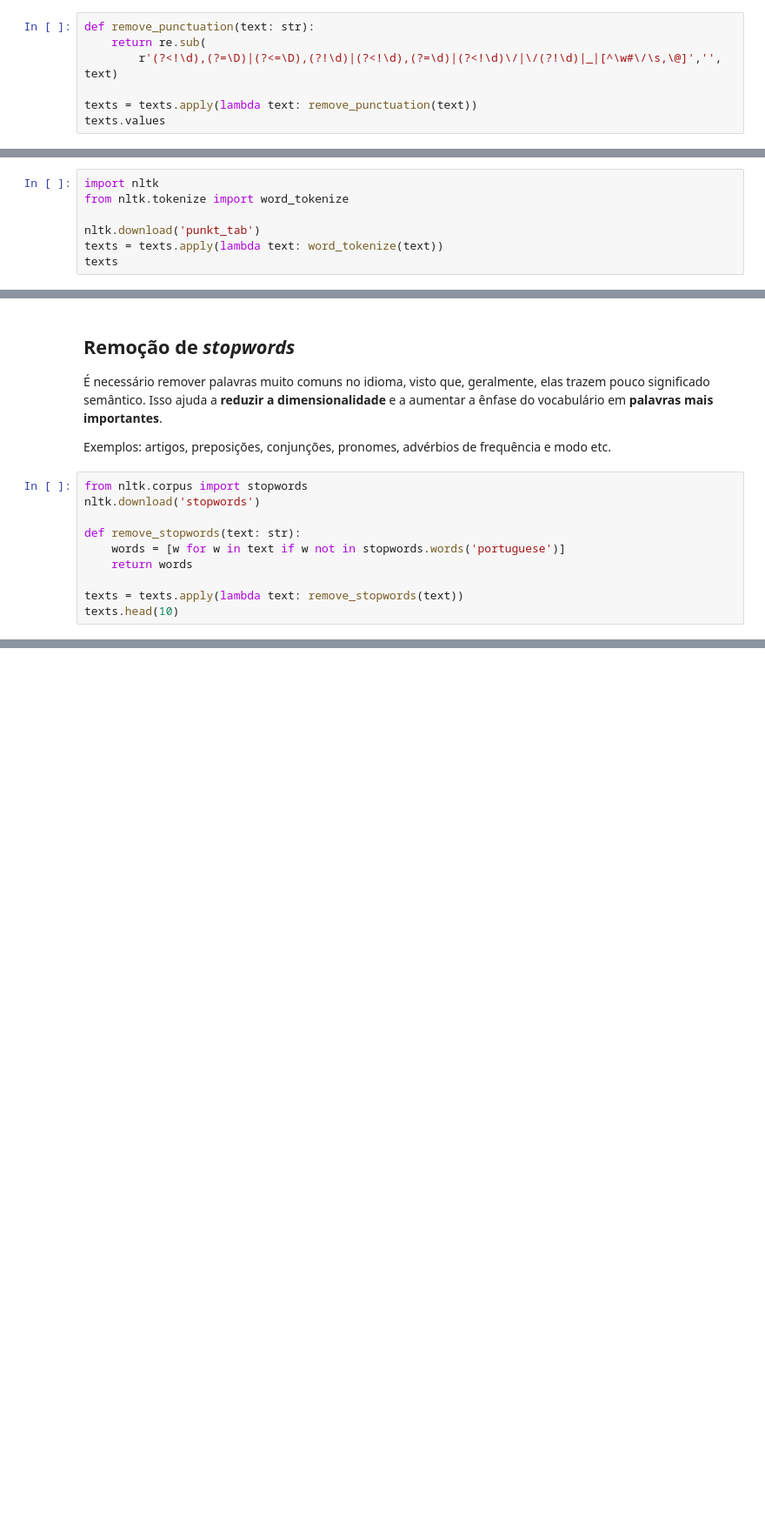
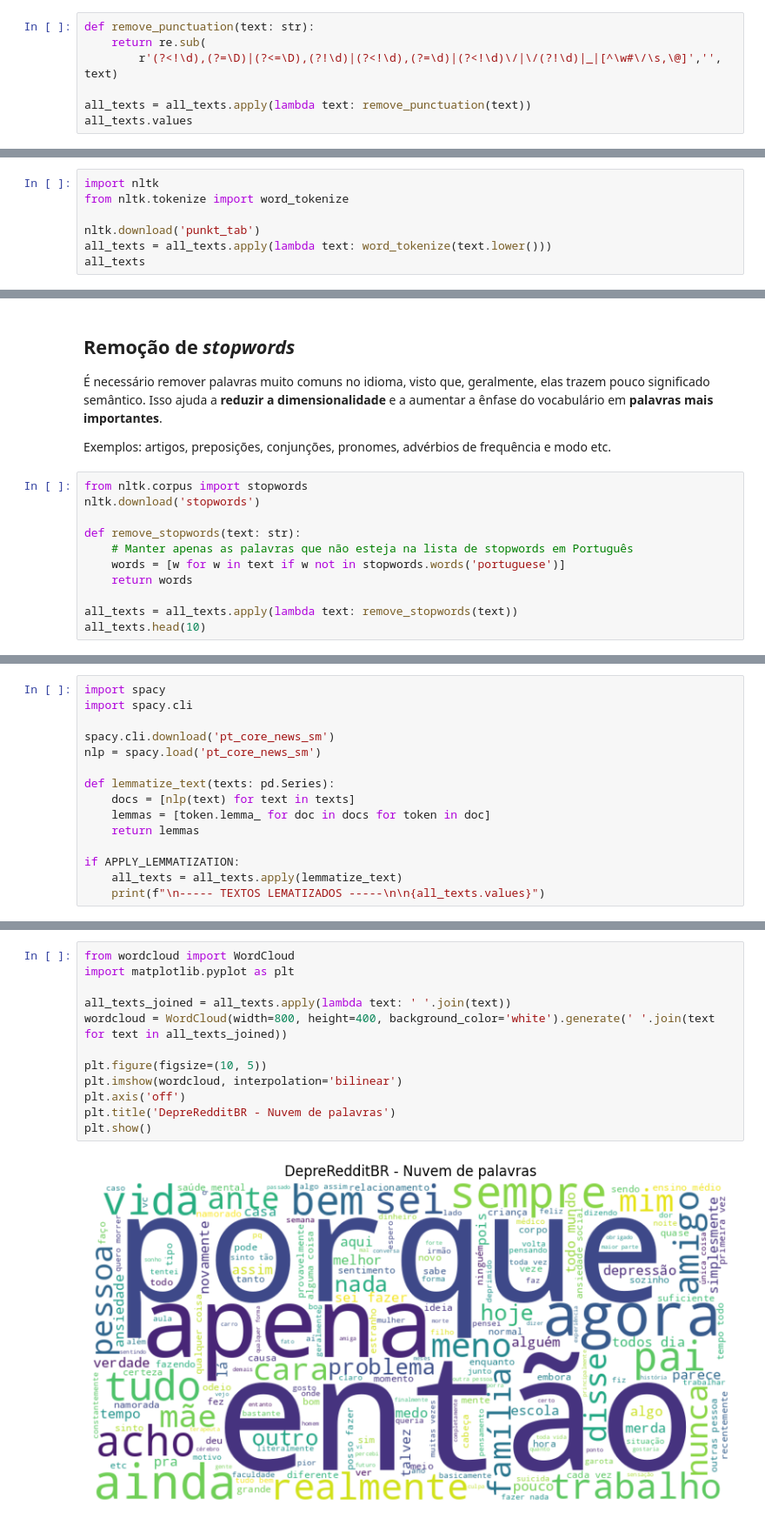
Before and after one commit to yagocdj/nlp_text_pre_processing, a Jupyter notebook: pre_process.ipynb, the cells around one changed output, grey strips where cells are left out. Shown at 87% size. Cells and saved outputs as stored; diff of their text form; blank space fills up the shorter version.

```diff
--- a/pre_process.ipynb
+++ b/pre_process.ipynb
@@ -99,8 +123,8 @@ def remove_punctuation(text: str):
     return re.sub(
         r'(?<!\d),(?=\D)|(?<=\D),(?!\d)|(?<!\d),(?=\d)|(?<!\d)\/|\/(?!\d)|_|[^\w#\/\s,\@]','', text)
 
-texts = texts.apply(lambda text: remove_punctuation(text))
-texts.values
+all_texts = all_texts.apply(lambda text: remove_punctuation(text))
+all_texts.values
 # %% [output]
 array(['não há nada que eu queira mais do que voltar no tempo e refazer minha vida com todas as memórias e conhecimentos que tenho agora eu sonho acordado com isso constantemente é a única coisa que m ...
        'Lidando com mudanças de humor Tenho tido muitas mudanças de humor ultimamente nada parece estar desencadeandoas elas simplesmente parecem acontecer existe alguma maneira de lidar melhor com el ...
@@ -117,8 +142,8 @@ import nltk
 from nltk.tokenize import word_tokenize
 
 nltk.download('punkt_tab')
-texts = texts.apply(lambda text: word_tokenize(text))
-texts
+all_texts = all_texts.apply(lambda text: word_tokenize(text.lower()))
+all_texts
 # %% [output]
 [nltk_data] Downloading package punkt_tab to /home/yago/nltk_data...
 [nltk_data]   Package punkt_tab is already up-to-date!
@@ -144,10 +169,11 @@ from nltk.corpus import stopwords
 nltk.download('stopwords')
 
 def remove_stopwords(text: str):
+    # Manter apenas as palavras que não esteja na lista de stopwords em Português
     words = [w for w in text if w not in stopwords.words('portuguese')]
     return words
 
-texts = texts.apply(lambda text: remove_stopwords(text))
-texts.head(10)
+all_texts = all_texts.apply(lambda text: remove_stopwords(text))
+all_texts.head(10)
 # %% [output]
 [nltk_data] Downloading package stopwords to /home/yago/nltk_data...
@@ -165,0 +195,15 @@ Name: text, dtype: object
+# %%
+import spacy
+import spacy.cli
+
+spacy.cli.download('pt_core_news_sm')
+nlp = spacy.load('pt_core_news_sm')
+
+def lemmatize_text(texts: pd.Series):
+    docs = [nlp(text) for text in texts]
+    lemmas = [token.lemma_ for doc in docs for token in doc]
+    return lemmas
+
+if APPLY_LEMMATIZATION:
+    all_texts = all_texts.apply(lemmatize_text)
+    print(f"\n----- TEXTOS LEMATIZADOS -----\n\n{all_texts.values}")
@@ -165,0 +247,14 @@ Name: text, dtype: object
+# %%
+from wordcloud import WordCloud
+import matplotlib.pyplot as plt
+
+all_texts_joined = all_texts.apply(lambda text: ' '.join(text))
+wordcloud = WordCloud(width=800, height=400, background_color='white').generate(' '.join(text for text in all_texts_joined))
+
+plt.figure(figsize=(10, 5))
+plt.imshow(wordcloud, interpolation='bilinear')
+plt.axis('off')
+plt.title('DepreRedditBR - Nuvem de palavras')
+plt.show()
+# %% [output]
+[figure, added]
```
Also changed, not shown: parts of 20 cells of this notebook, 2 other files.
